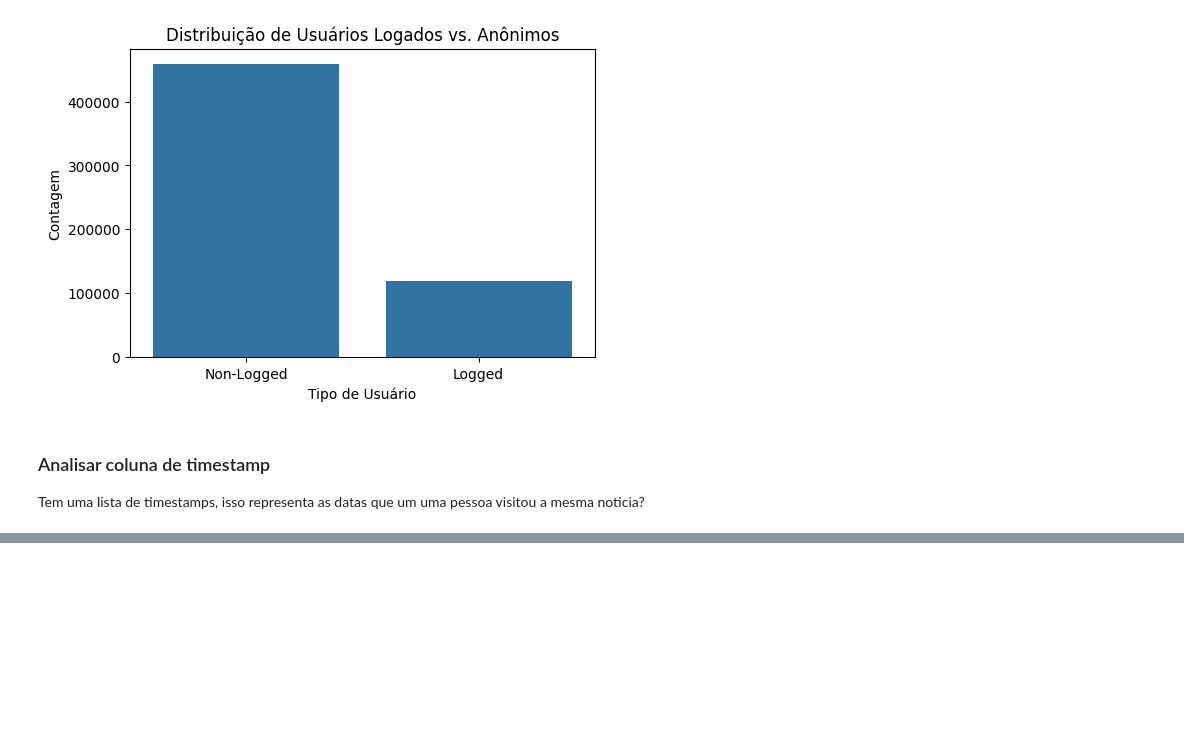
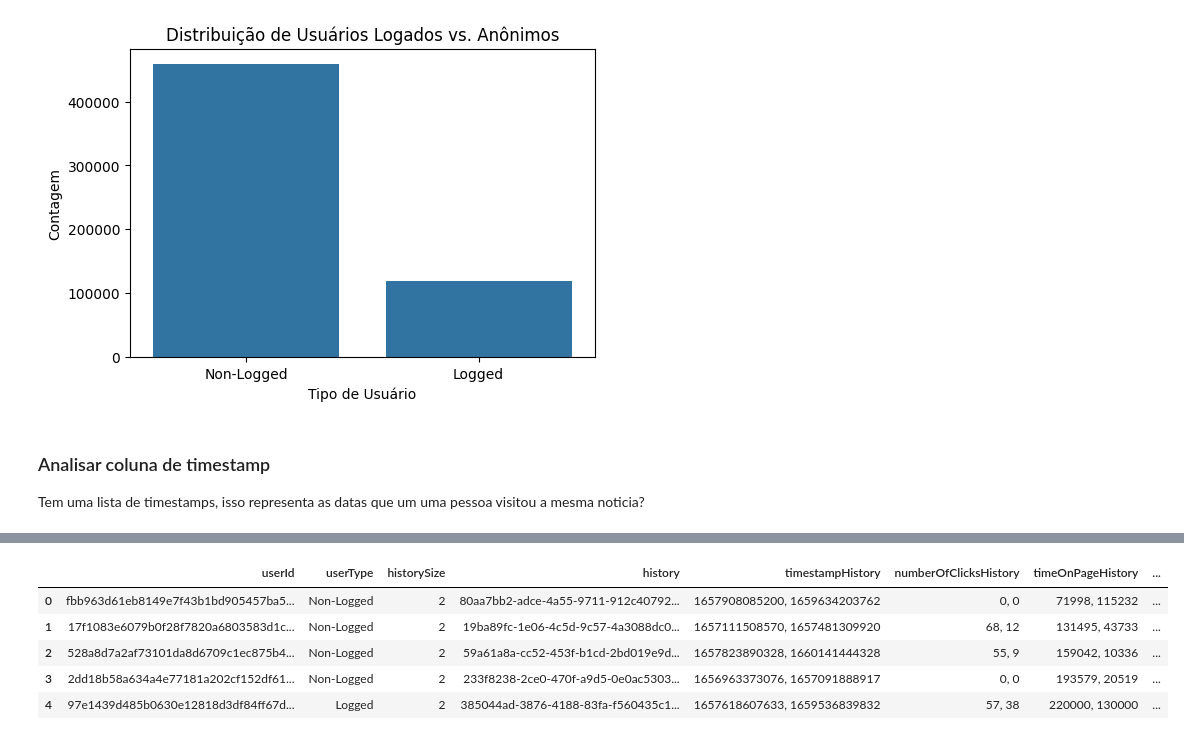
Before and after one commit to letpires/G1Recommender, a Jupyter notebook: eda.ipynb, the cells around one changed output, grey strips where cells are left out. Cells and saved outputs as stored; diff of their text form; code cells hidden in the pictures; blank space fills up the shorter version.

```diff
--- a/eda.ipynb
+++ b/eda.ipynb
@@ -249,0 +251,5 @@ Tem uma lista de timestamps, isso representa as datas que um uma pessoa visitou
+# %%
+
+# Listar e carregar os arquivos de treino
+treino_files = glob.glob('/Users/leticiapires/Desktop/G1Recommender/dados/challenge-webmedia-e-globo-2023/files/treino/treino_parte*.csv')
+df_treino = pd.concat([pd.read_csv(f) for f in treino_files], ignore_index=True)
@@ -249,0 +276,9 @@ Tem uma lista de timestamps, isso representa as datas que um uma pessoa visitou
+# %%
+df_treino.head()
+# %% [output]
+|  | userId | userType | historySize | history | timestampHistory | numberOfClicksHistory | timeOnPageHistory | ... |
+| 0 | fbb963d61eb8149e7f43b1bd905457ba5... | Non-Logged | 2 | 80aa7bb2-adce-4a55-9711-912c40792... | 1657908085200, 1659634203762 | 0, 0 | 71998, 115232 | ... |
+| 1 | 17f1083e6079b0f28f7820a6803583d1c... | Non-Logged | 2 | 19ba89fc-1e06-4c5d-9c57-4a3088dc0... | 1657111508570, 1657481309920 | 68, 12 | 131495, 43733 | ... |
+| 2 | 528a8d7a2af73101da8d6709c1ec875b4... | Non-Logged | 2 | 59a61a8a-cc52-453f-b1cd-2bd019e9d... | 1657823890328, 1660141444328 | 55, 9 | 159042, 10336 | ... |
+| 3 | 2dd18b58a634a4e77181a202cf152df61... | Non-Logged | 2 | 233f8238-2ce0-470f-a9d5-0e0ac5303... | 1656963373076, 1657091888917 | 0, 0 | 193579, 20519 | ... |
+| 4 | 97e1439d485b0630e12818d3df84ff67d... | Logged | 2 | 385044ad-3876-4188-83fa-f560435c1... | 1657618607633, 1659536839832 | 57, 38 | 220000, 130000 | ... |
```
Also changed, not shown: parts of 5 cells of this notebook.
